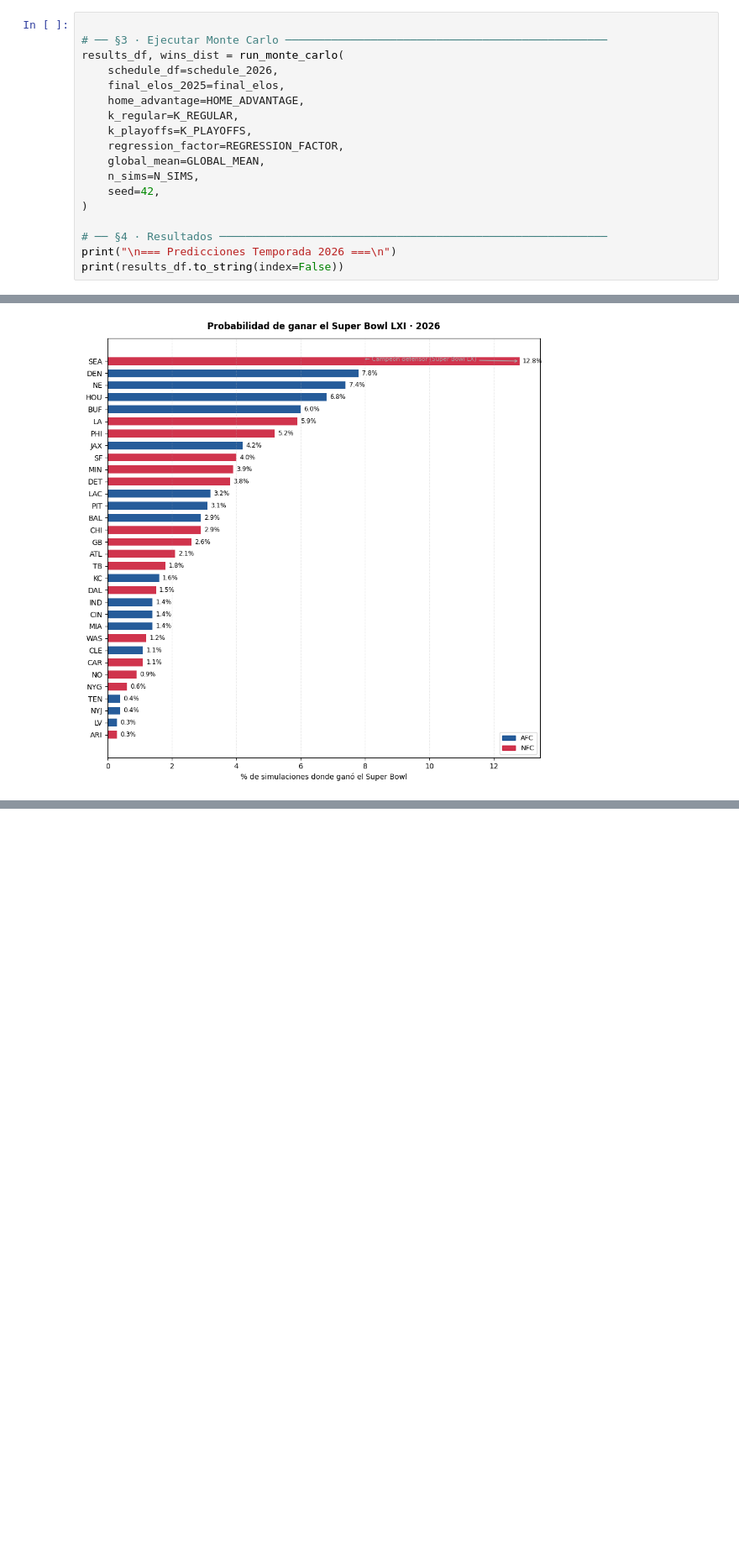
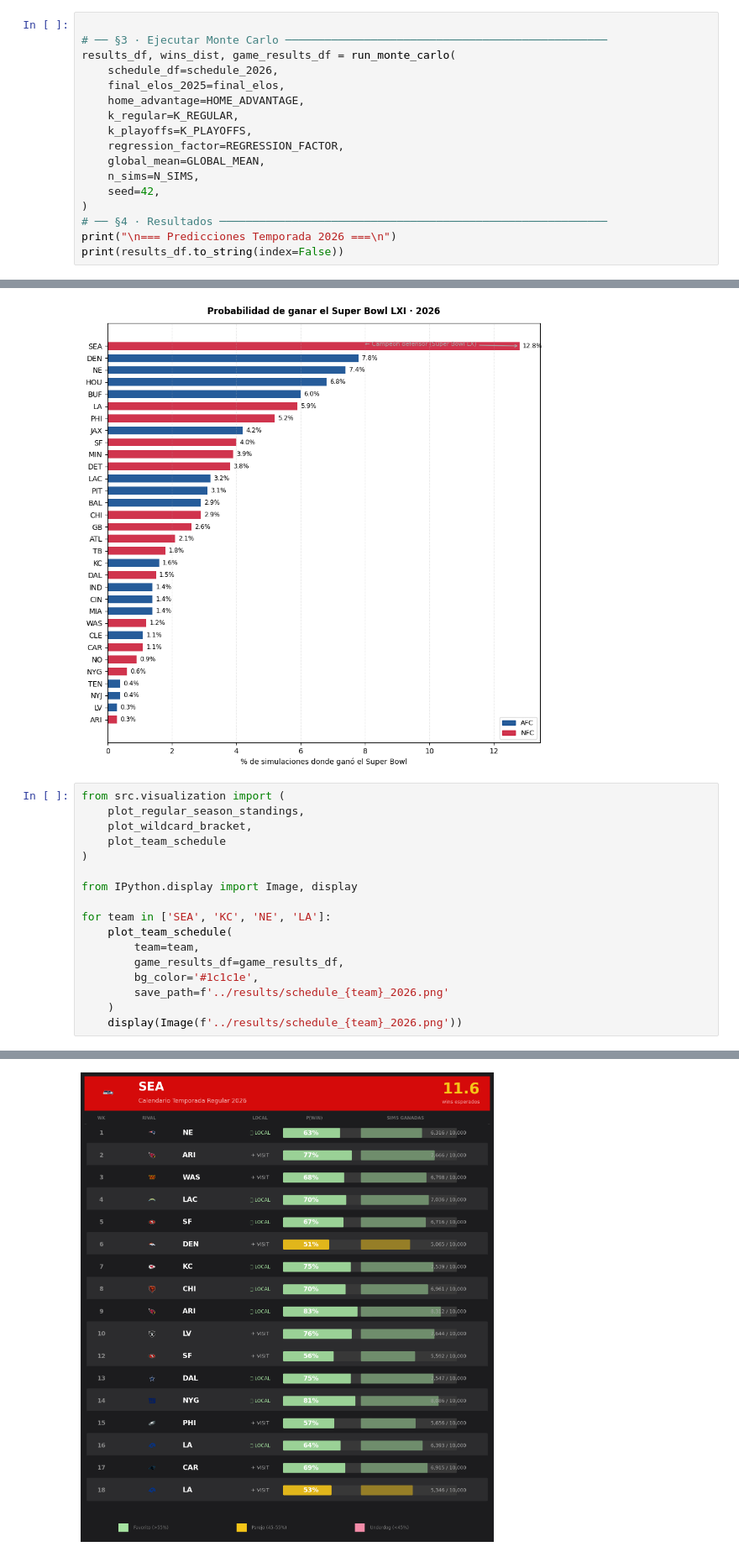
Before and after one commit to sebastianBP26/nfl_probability_engine, a Jupyter notebook: Notebooks/04_Monte_Carlo.ipynb, the cells around one changed output, grey strips where cells are left out. Shown at 84% size. Saved outputs shown, nothing was run; the diff lists cells and outputs as text; blank space fills up the shorter version.

Commit message:
Simulations by team

```diff
--- a/Notebooks/04_Monte_Carlo.ipynb
+++ b/Notebooks/04_Monte_Carlo.ipynb
@@ -43,7 +43,7 @@ team  elo_final
 # %%
 
 # ── §3 · Ejecutar Monte Carlo ─────────────────────────────────────────────────
-results_df, wins_dist = run_monte_carlo(
+results_df, wins_dist, game_results_df = run_monte_carlo(
     schedule_df=schedule_2026,
     final_elos_2025=final_elos,
     home_advantage=HOME_ADVANTAGE,
@@ -54,7 +54,6 @@ results_df, wins_dist = run_monte_carlo(
     n_sims=N_SIMS,
     seed=42,
 )
-
 # ── §4 · Resultados ───────────────────────────────────────────────────────────
 print("\n=== Predicciones Temporada 2026 ===\n")
 print(results_df.to_string(index=False))
@@ -244,3 +244,21 @@ plt.savefig('../results/viz4_pct_sb_winner.png', dpi=150, bbox_inches='tight')
 plt.show()
 # %% [output]
 [figure]
+# %%
+from src.visualization import (
+    plot_regular_season_standings,
+    plot_wildcard_bracket,
+    plot_team_schedule
+)
+
+from IPython.display import Image, display
+
+for team in ['SEA', 'KC', 'NE', 'LA']:
+    plot_team_schedule(
+        team=team,
+        game_results_df=game_results_df,
+        bg_color='#1c1c1e',
+        save_path=f'../results/schedule_{team}_2026.png'
+    )
+    display(Image(f'../results/schedule_{team}_2026.png'))
+# %% [output]
@@ -246,0 +266 @@ plt.show()
+[figure, added]
```
Also changed, not shown: parts of 4 cells of this notebook, 8 other files.
